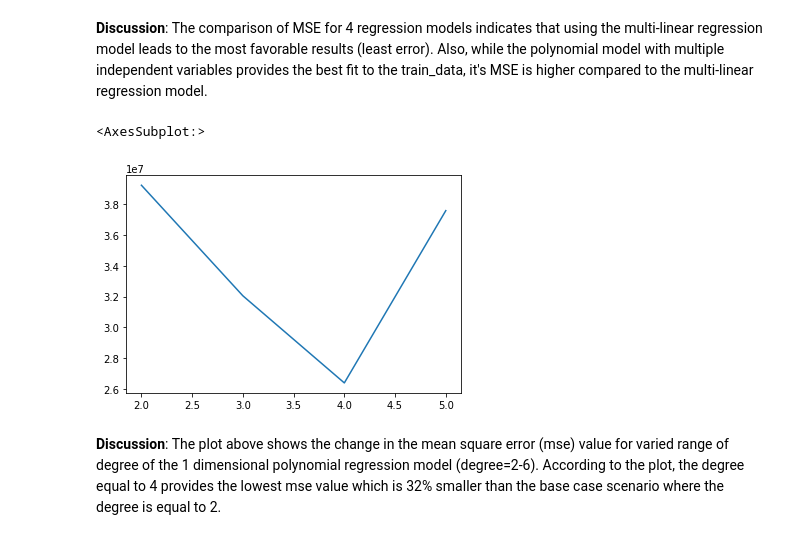
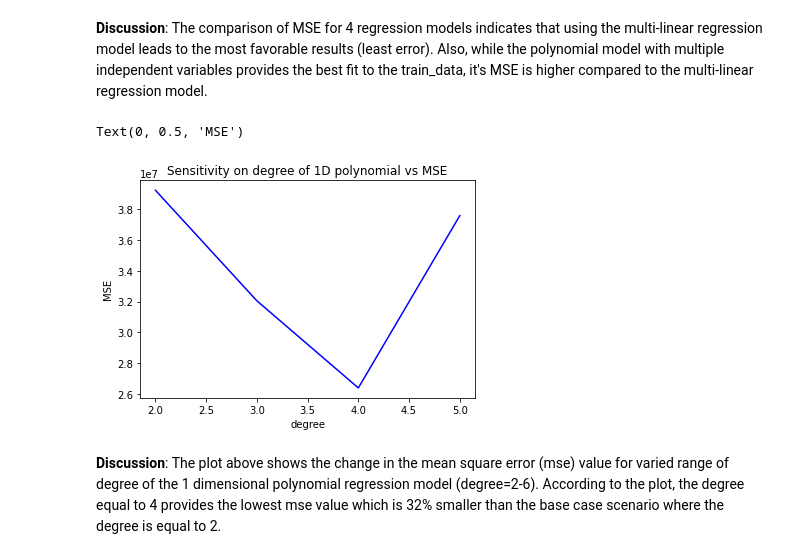
Before and after one commit to Farhad-Davaripour/Step_by_Step_Data_Analysis_Auto_Dataset, a Jupyter notebook: Code_Python.ipynb, the cells around one changed output. Saved outputs shown, nothing was run; the diff lists cells and outputs as text; code cells hidden in the pictures.

```diff
--- a/Code_Python.ipynb
+++ b/Code_Python.ipynb
@@ -592,23 +592,26 @@ the multi dimensional polynomial regression model : 3287.779
 # %%
 %%capture --no-display
 # Sensitivity of degree of a 1 dimensional polynomial
 mse_1d_poly_list = []
 degree = []
 def poly_deg(var):
     for d in range(2,6):
         deg=d
         lm_1d_deg = LinearRegression()
         lm_1d_deg.fit(PolynomialFeatures(degree=d).fit_transform(x_train[var]),y_train)
         y_hat = lm_1d_deg.predict(PolynomialFeatures(degree=d).fit_transform(x_test[var]))
         mse_mp = mse(y_hat, y_test)
         mse_1d_poly_list.append(round(mse_mp,3))
         degree.append(d)
     return mse_1d_poly_list
 poly_deg(['horsepower'])
-sns.lineplot(degree,mse_1d_poly_list)
+sns.lineplot(degree,mse_1d_poly_list, color='b')
+plt.title('Sensitivity on degree of 1D polynomial vs MSE')
+plt.xlabel('degree')
+plt.ylabel('MSE')
 # %% [output]
-<AxesSubplot:>
+Text(0, 0.5, 'MSE')
-[figure, old version]
+[figure, new version]
 # %% [markdown]
 **Discussion**: The plot above shows the change in the mean square error (mse) value for varied range of degree of the 1 dimensional polynomial regression model (degree=2-6). According to the plot, the degree equal to 4 provides the lowest mse value which is 32% smaller than the base case scenario where the degree is equal to 2.
 # %% [markdown]
```
Also changed, not shown: parts of 2 cells of this notebook.
